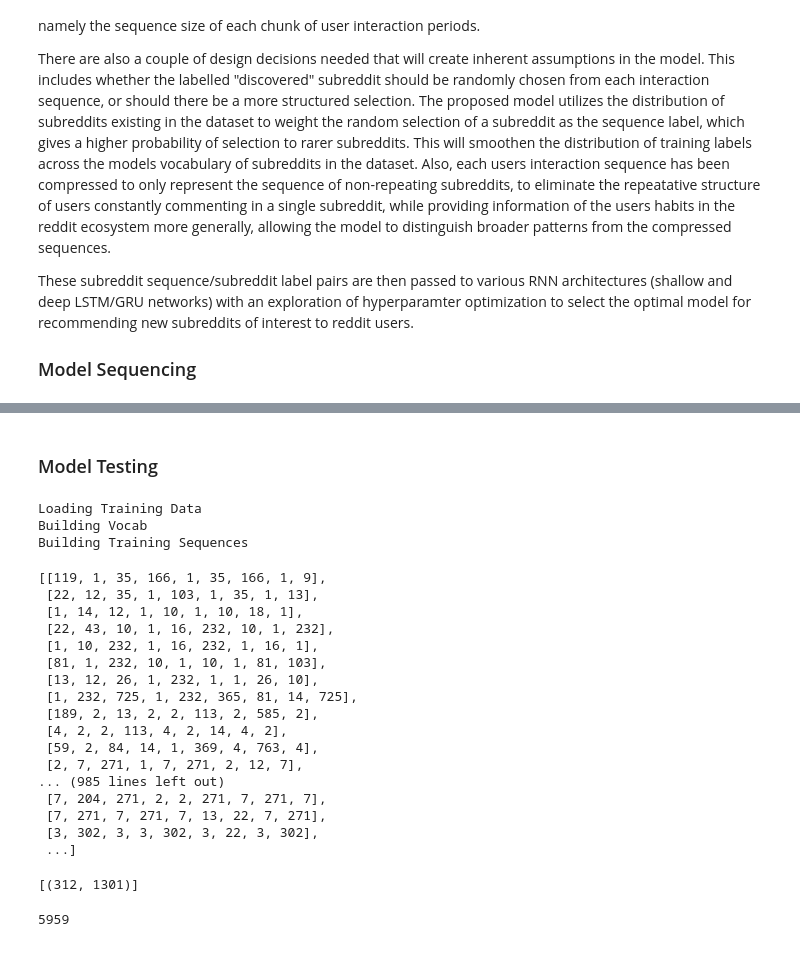
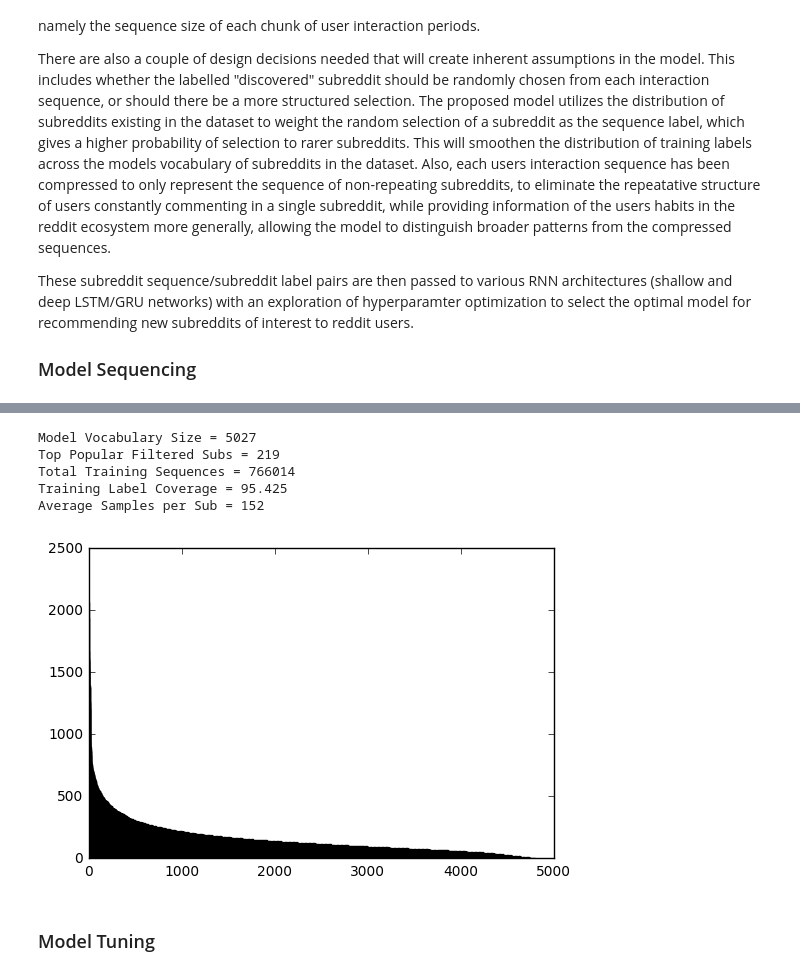
Before and after one commit to cole-maclean/MAI-CI, a Jupyter notebook: SubRecommender/EDA Notebook.ipynb, the cells around one changed output, grey strips where cells are left out. Drawn from its saved outputs; the diff is of its cells as text; code cells hidden in the pictures.

```diff
--- a/SubRecommender/EDA Notebook.ipynb
+++ b/SubRecommender/EDA Notebook.ipynb
@@ -250,46 +253,24 @@ plt.show()
+# %%
+print ("Model Vocabulary Size = " + str(tst.vocab_size))
+print ("Top Popular Filtered Subs = " + str(tst.vocab_size-len(tst.filtered_vocab)))
+print ("Total Training Sequences = " + str(len(tst.training_sequences)))
+print ("Training Label Coverage = " + str(round(len(set(tst.training_labels))/tst.vocab_size*100,0)))
+print ("Average Samples per Sub = " + str(int(len(tst.training_labels)/tst.vocab_size)))
+# %% [output]
+Model Vocabulary Size = 5027
+Top Popular Filtered Subs = 219
+Total Training Sequences = 766014
+Training Label Coverage = 95.425
+Average Samples per Sub = 152
+# %%
+cnter = Counter(tst.training_labels).most_common(tst.vocab_size)
+fig = plt.figure()
+ax = plt.subplot(111)
+_,y = zip(*cnter)
+indexes = np.arange(len(cnter))
+ax.bar(indexes, y)
+plt.show()
+# %% [output]
+[figure, added]
 # %% [markdown]
-<h3>Model Testing</h3>
+<h3>Model Tuning</h3>
-# %%
-import SubRecommender
-import json
-from collections import Counter
-import random
-from tflearn.data_utils import to_categorical, pad_sequences
-
-tst = SubRecommender.SubRecommender('data/test_reddit_data.json',
-                                    sequence_chunk_size=10,min_seq_length=8,min_count_thresh=100)
-train_df = tst.load_train_df()
-#tst.train(num_epochs=10,npartitions=16)
-# %% [output]
-Loading Training Data
-Building Vocab
-Building Training Sequences
-# %%
-tst.training_sequences
-# %% [output]
-[[119, 1, 35, 166, 1, 35, 166, 1, 9],
- [22, 12, 35, 1, 103, 1, 35, 1, 13],
- [1, 14, 12, 1, 10, 1, 10, 18, 1],
- [22, 43, 10, 1, 16, 232, 10, 1, 232],
- [1, 10, 232, 1, 16, 232, 1, 16, 1],
- [81, 1, 232, 10, 1, 10, 1, 81, 103],
- [13, 12, 26, 1, 232, 1, 1, 26, 10],
- [1, 232, 725, 1, 232, 365, 81, 14, 725],
- [189, 2, 13, 2, 2, 113, 2, 585, 2],
- [4, 2, 2, 113, 4, 2, 14, 4, 2],
- [59, 2, 84, 14, 1, 369, 4, 763, 4],
- [2, 7, 271, 1, 7, 271, 2, 12, 7],
-... (985 lines left out)
- [7, 204, 271, 2, 2, 271, 7, 271, 7],
- [7, 271, 7, 271, 7, 13, 22, 7, 271],
- [3, 302, 3, 3, 302, 3, 22, 3, 302],
- ...]
-# %%
-label_counter = Counter(tst.training_labels)
-label_counter.most_common(1)
-# %% [output]
-[(312, 1301)]
-# %%
-len(label_counter.keys())
-# %% [output]
-5959
```
Also changed, not shown: parts of 35 cells of this notebook, 8 other files.
